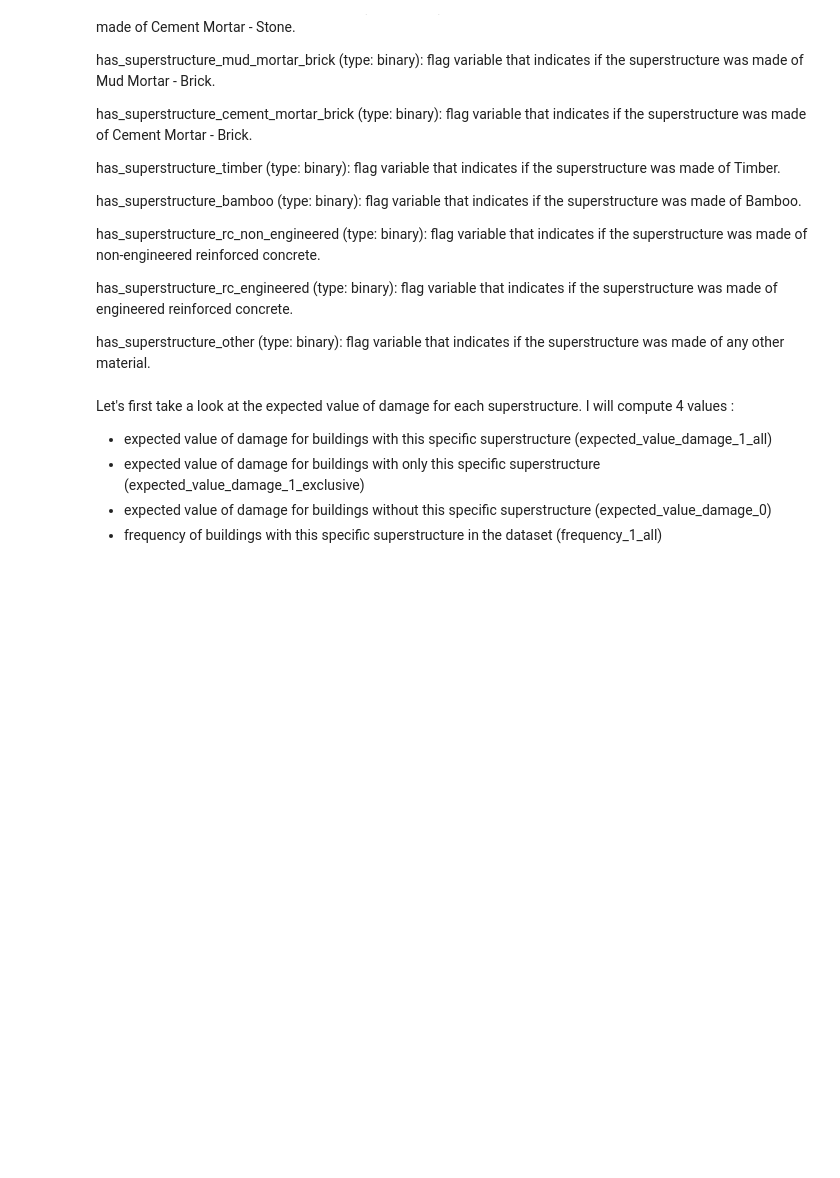
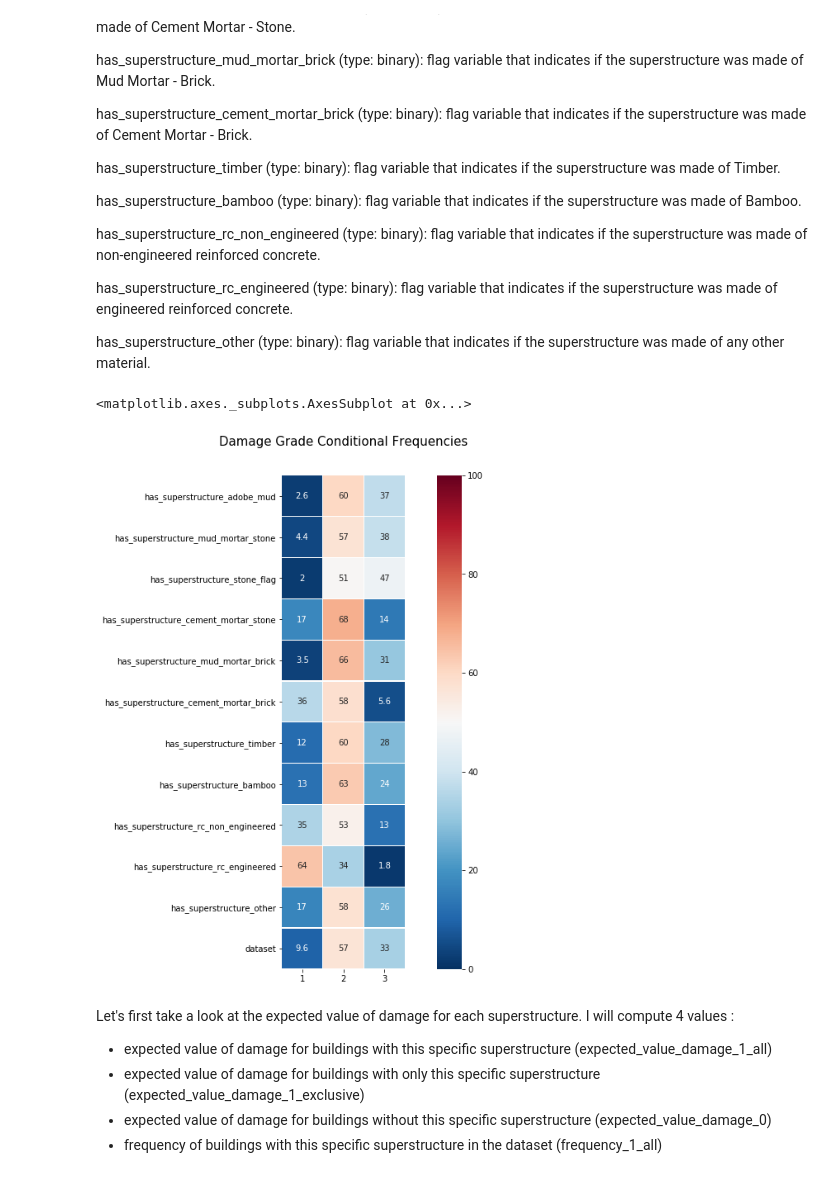
Before and after one commit to dechantoine/ModelingEarthquakeDamage, a Jupyter notebook: 1 - Exploration part. 1.ipynb, the cells around one changed output. Cells and saved outputs as stored; diff of their text form; code cells hidden in the pictures; blank space fills up the shorter version.

```diff
--- a/1 - Exploration part. 1.ipynb
+++ b/1 - Exploration part. 1.ipynb
@@ -943,6 +943,21 @@ has_superstructure_rc_engineered (type: binary): flag variable that indicates if
 has_superstructure_other (type: binary): flag variable that indicates if the superstructure was made of any other material.
 # %%
 cols = df.loc[:,'has_superstructure_adobe_mud':'has_superstructure_other'].columns
+# %%
+dmgs = df.merge(damages, right_index=True, left_index=True).loc[:,cols.tolist() +['damage_grade']]
+cmap = pd.DataFrame(columns=cols.tolist(), index=np.arange(1,4)).fillna(0)
+for i in cmap.columns:
+    cmap[i] = dmgs[dmgs[i] == 1]['damage_grade'].value_counts().sort_index()/len(dmgs[dmgs[i] == 1])*100
+cmap = cmap.T.fillna(0)
+cmap.loc["dataset",:] = damages['damage_grade'].value_counts()/len(damages)*100
+colormap = plt.cm.RdBu_r
+plt.figure(figsize=(14,11))
+plt.title('Damage Grade Conditional Frequencies', y=1.05, size=15)
+sns.heatmap(cmap.fillna(100).astype(float), linewidths=0.1, vmax=100, vmin=0,
+            square=True, cmap=colormap, linecolor='white', annot=True)
+# %% [output]
+<matplotlib.axes._subplots.AxesSubplot at 0x...>
+[figure, added]
 # %% [markdown]
 Let's first take a look at the expected value of damage for each superstructure. I will compute 4 values :
 - expected value of damage for buildings with this specific superstructure (expected_value_damage_1_all)
```
Also changed, not shown: parts of 3 cells of this notebook.
